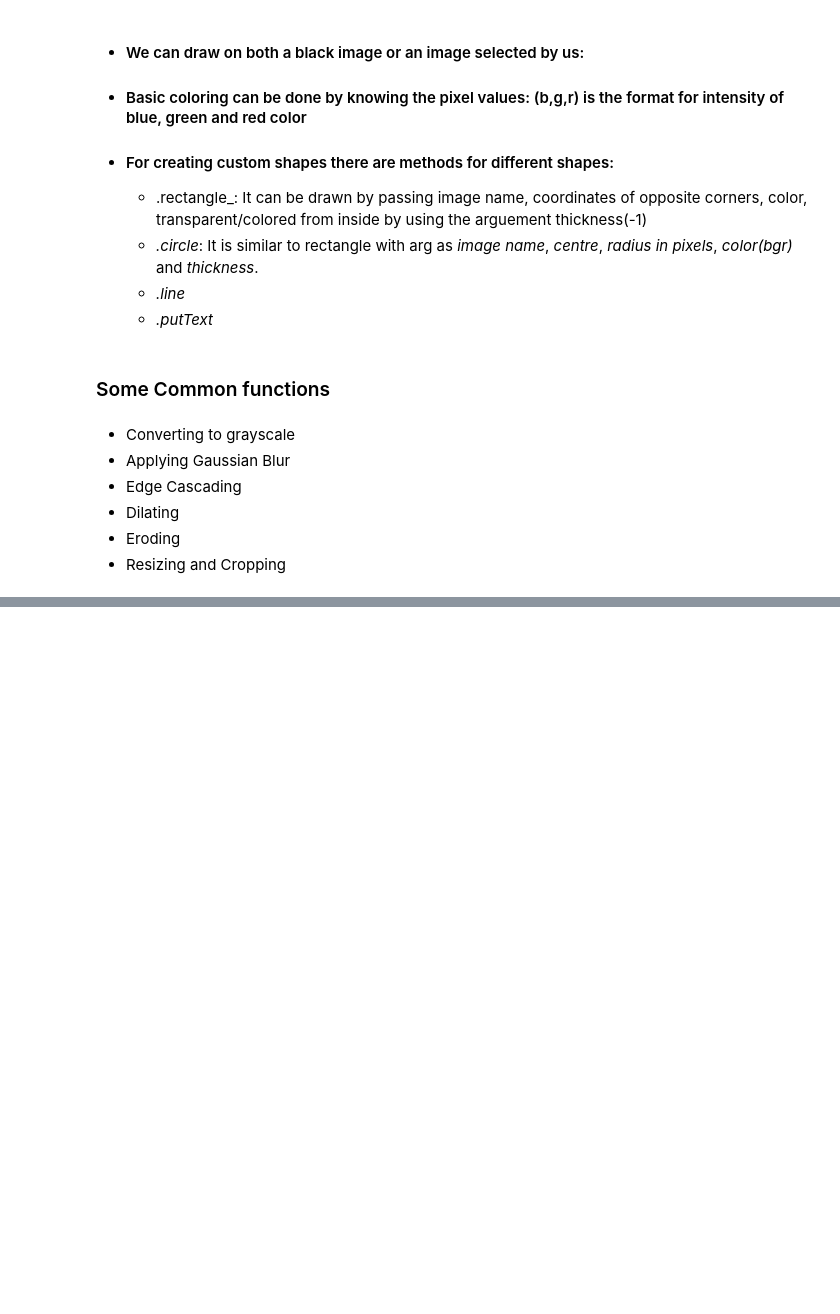
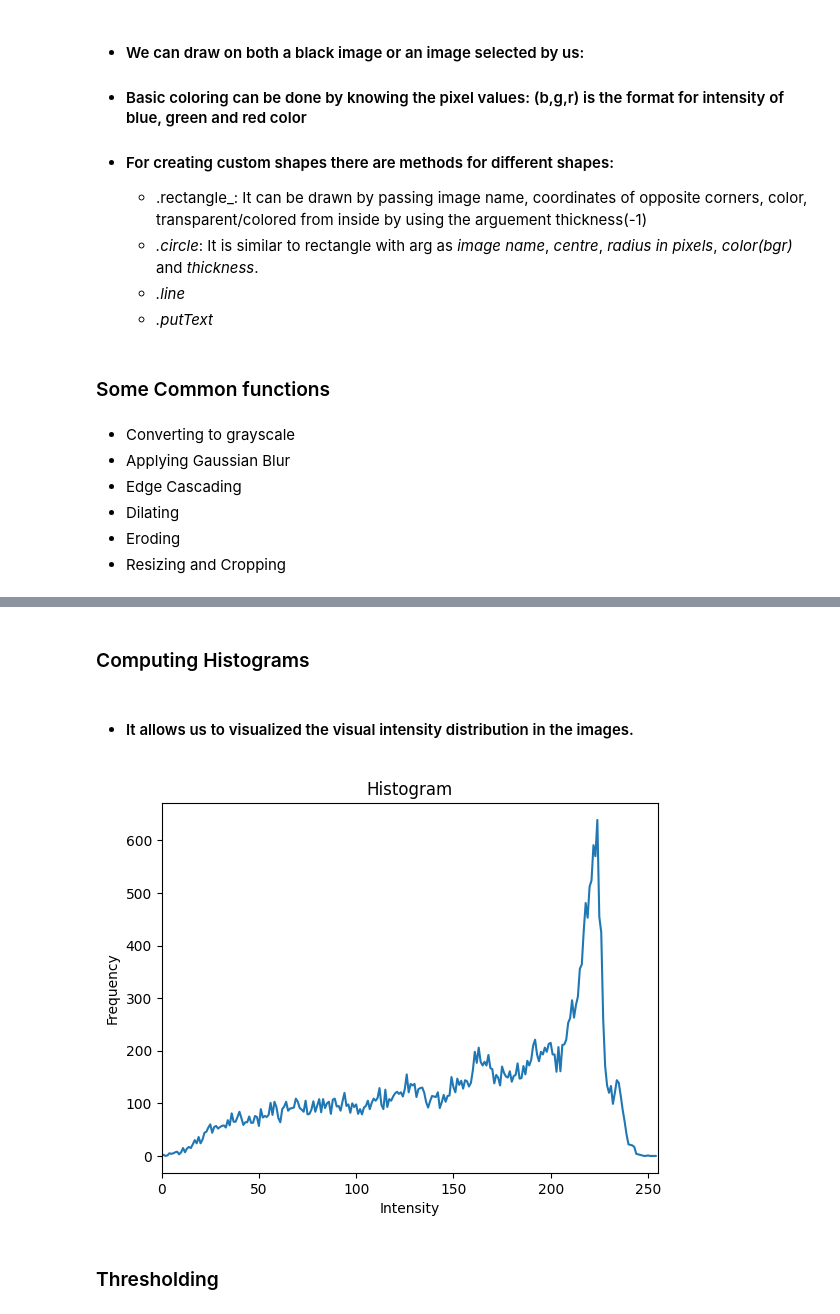
Before and after one commit to udayb3/Tutorial_pylib, a Jupyter notebook: doc_openCV/tut.ipynb, the cells around one changed output, grey strips where cells are left out. Cells and saved outputs as stored; diff of their text form; code cells hidden in the pictures; blank space fills up the shorter version.

```diff
--- a/doc_openCV/tut.ipynb
+++ b/doc_openCV/tut.ipynb
@@ -197,0 +420,36 @@ if ( ky==ord('\x1b') ):
+# %% [markdown]
+### Computing Histograms
+# %% [markdown]
+- #### It allows us to visualized the visual intensity distribution in the images.
+# %%
+# img1= cv.imread( "data/Photos/cats 2.jpg" )
+# cv.imshow( "Org", img1)
+#
+"""
+1. Below, we have used the histogram function to get the histogram of intensities[can be done manually too].
+2. Masking can also be applied in this function to get the intensity histogram for a specific area in the photo.
+"""
+#
+# gimg1= cv.cvtColor(img1, cv.COLOR_BGR2GRAY)
+#
+# blank= np.zeros(img1.shape[:2], dtype='uint8')
+# mask= cv.circle(blank, (img1.shape[1]//2, img1.shape[0]//2), 100, 255, -1 )
+# masked= cv.bitwise_and(gimg1, gimg1, mask=mask)
+# cv.imshow("Masked", mask)
+#
+# hist= cv.calcHist([gimg1], [0], masked, [255], [0,256] )
+#
+# plt.figure()
+# plt.title('Histogram')
+# plt.xlabel('Intensity'); plt.ylabel('Frequency')
+# plt.plot(hist)
+# plt.xlim([0,255])
+# plt.show()
+#
+# ky= cv.waitKey(0) & 0XFF
+# if(ky==ord('\x1b')):
+  # cv.destroyAllWindows()
+# %% [output]
+[figure, added]
+# %% [markdown]
+### Thresholding
```
Also changed, not shown: parts of 32 cells of this notebook, 6 other files.
